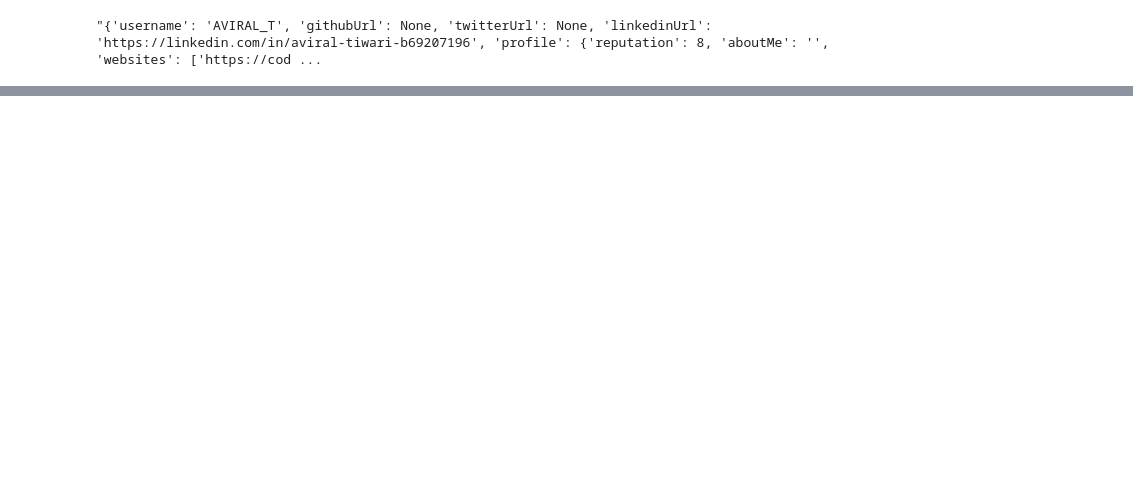
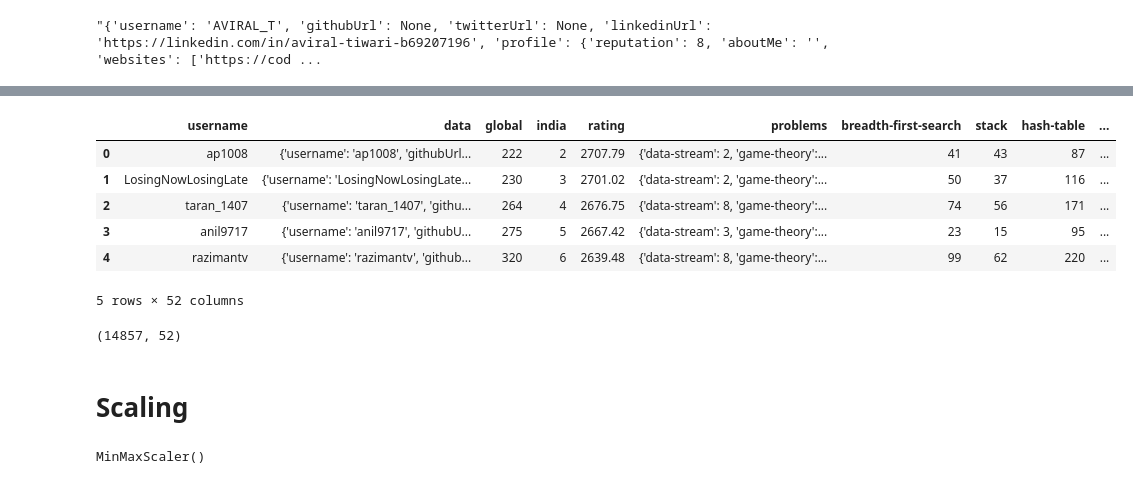
Before and after one commit to ayush02av/mlprac, a Jupyter notebook: Projects/leetcode/model.ipynb, the cells around one changed output, grey strips where cells are left out. Saved outputs shown, nothing was run; the diff lists cells and outputs as text; code cells hidden in the pictures; blank space fills up the shorter version.

```diff
--- a/Projects/leetcode/model.ipynb
+++ b/Projects/leetcode/model.ipynb
@@ -94,0 +96,4 @@ dtype: object
+# %%
+df.reset_index(inplace = True)
+# %%
+df.drop(['index'], axis = 1, inplace = True)
@@ -94,0 +120,5 @@ dtype: object
+# %%
+problem_set = set()
+for item in df.problems.iteritems():
+    problem_set.update(item[1].keys())
+print(len(problem_set))
@@ -94,0 +147,27 @@ dtype: object
+# %%
+def get_problem_status(row, problem_set):
+    values = list()
+    for problem in problem_set:
+        if problem in row[5].keys():
+            values.append(row[5][problem])
+        else:
+            values.append(0)
+    return values
+
+df[list(problem_set)] = df.apply(lambda row: get_problem_status(row, problem_set), axis = 1, result_type = 'expand')
+# %%
+df.head()
+# %% [output]
+|  | username | data | global | india | rating | problems | breadth-first-search | stack | hash-table | ... |
+| 0 | ap1008 | {'username': 'ap1008', 'githubUrl... | 222 | 2 | 2707.79 | {'data-stream': 2, 'game-theory':... | 41 | 43 | 87 | ... |
+| 1 | LosingNowLosingLate | {'username': 'LosingNowLosingLate... | 230 | 3 | 2701.02 | {'data-stream': 2, 'game-theory':... | 50 | 37 | 116 | ... |
+| 2 | taran_1407 | {'username': 'taran_1407', 'githu... | 264 | 4 | 2676.75 | {'data-stream': 8, 'game-theory':... | 74 | 56 | 171 | ... |
+| 3 | anil9717 | {'username': 'anil9717', 'githubU... | 275 | 5 | 2667.42 | {'data-stream': 3, 'game-theory':... | 23 | 15 | 95 | ... |
+| 4 | razimantv | {'username': 'razimantv', 'github... | 320 | 6 | 2639.48 | {'data-stream': 8, 'game-theory':... | 99 | 62 | 220 | ... |
+5 rows × 52 columns
+# %%
+df.shape
+# %% [output]
+(14857, 52)
+# %% [markdown]
+# Scaling
@@ -94,0 +178,4 @@ dtype: object
+# %%
+scaler.fit(x)
+# %% [output]
+MinMaxScaler()
```
Also changed, not shown: parts of 19 cells of this notebook.
